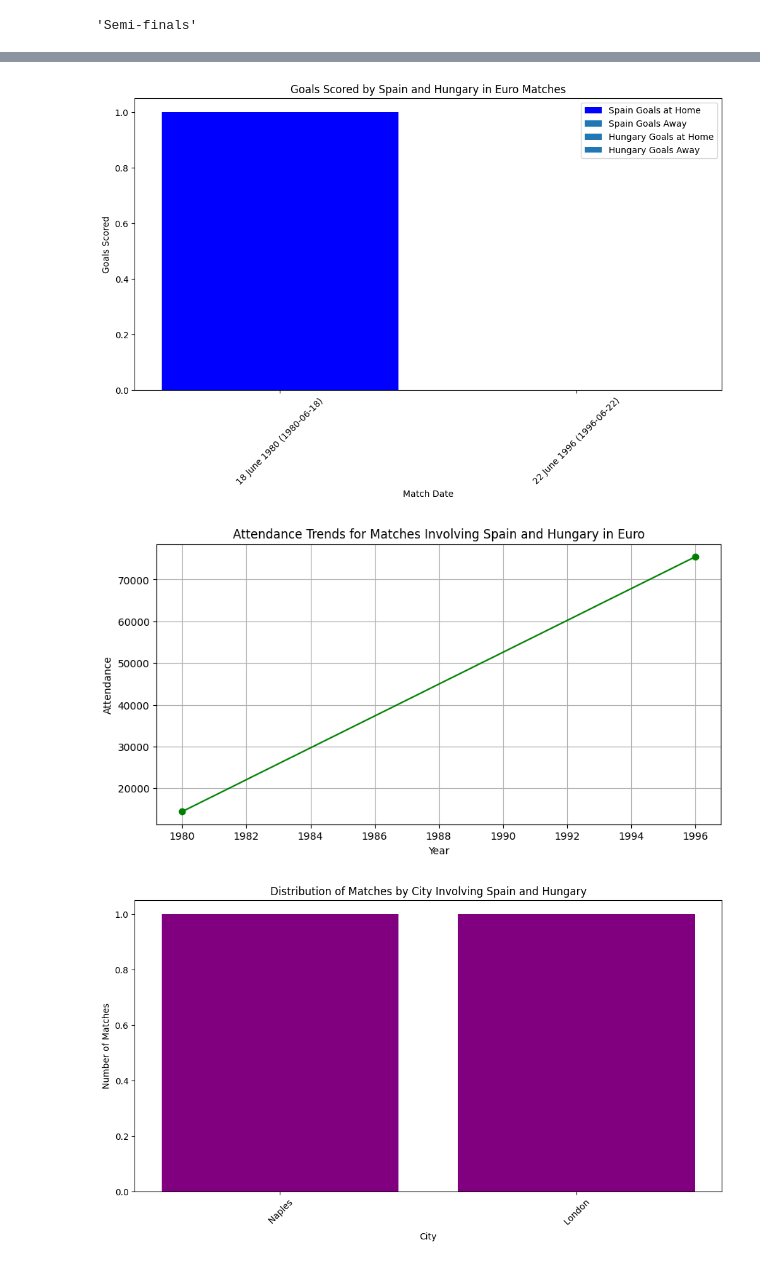
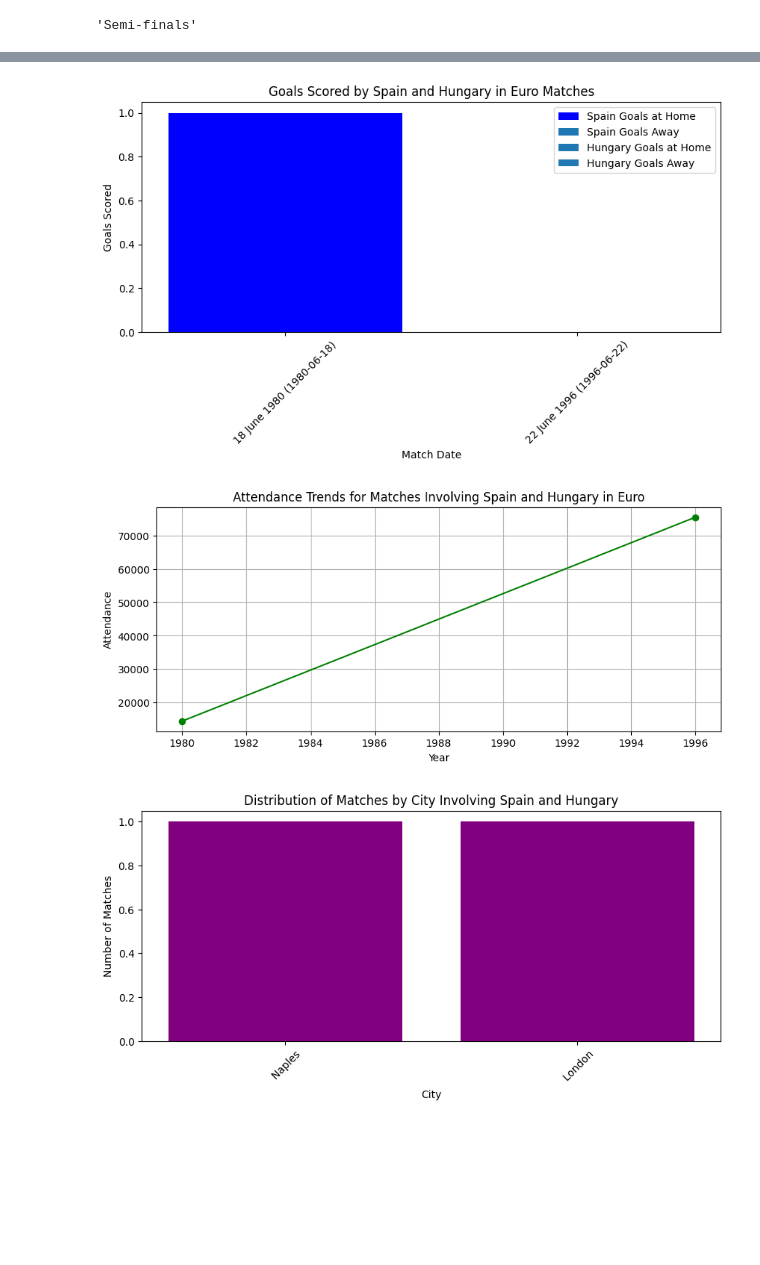
Before and after one commit to karushp/euro2024-infographics, a Jupyter notebook: notebook/eurodata.ipynb, the cells around one changed output, grey strips where cells are left out. Drawn from its saved outputs; the diff is of its cells as text; code cells hidden in the pictures; blank space fills up the shorter version.

```diff
--- a/notebook/eurodata.ipynb
+++ b/notebook/eurodata.ipynb
@@ -48,7 +48,7 @@ spain_hungary_matches
 | 104 | 22 June 1996 (1996-06-22) | 15:00 | Spain | England | 0 | 0 | Quarter-finals | ... |
 # %%
 # Plot 1: Goals scored by Spain and Hungary
-plt.figure(figsize=(12, 6))
+plt.figure(figsize=(10, 4))
 
 # Goals scored by Spain
 spain_matches = spain_hungary_matches[
@@ -69,38 +69,38 @@ hungary_matches = spain_hungary_matches[
 home_hungary = hungary_matches[hungary_matches['HomeTeamName'] == 'Hungary']
 away_hungary = hungary_matches[hungary_matches['AwayTeamName'] == 'Hungary']
 
 plt.bar(home_hungary['Date'], home_hungary['HomeTeamGoals'], label='Hungary Goals at Home', color='red')
 plt.bar(away_hungary['Date'], away_hungary['AwayTeamGoals'], label='Hungary Goals Away', color='pink')
 
 plt.xlabel('Match Date')
 plt.ylabel('Goals Scored')
 plt.title('Goals Scored by Spain and Hungary in Euro Matches')
 plt.xticks(rotation=45)
 plt.legend()
 plt.show()
 
 # Plot 2: Attendance over the years for matches involving Spain and Hungary
-plt.figure(figsize=(10, 5))
+plt.figure(figsize=(10, 4))
 plt.plot(spain_hungary_matches['Year'], spain_hungary_matches['Attendance'], marker='o', linestyle='-', color='green')
 plt.xlabel('Year')
 plt.ylabel('Attendance')
 plt.title('Attendance Trends for Matches Involving Spain and Hungary in Euro')
 plt.grid(True)
 plt.show()
 
 # Plot 3: Distribution of matches by city
-plt.figure(figsize=(12, 6))
+plt.figure(figsize=(10, 4))
 cities = spain_hungary_matches['City'].value_counts()
 plt.bar(cities.index, cities.values, color='purple')
 plt.xlabel('City')
 plt.ylabel('Number of Matches')
 plt.title('Distribution of Matches by City Involving Spain and Hungary')
 plt.xticks(rotation=45)
 plt.show()
 # %% [output]
-[figure, old version]
+[figure, new version]
-[figure, old version]
+[figure, new version]
-[figure, old version]
+[figure, new version]
 # %%
 df[(df['HomeTeamName']=='Spain')& (df['AwayTeamName']=='England')]
 # %% [output]
```
Also changed, not shown: 5 other files.
